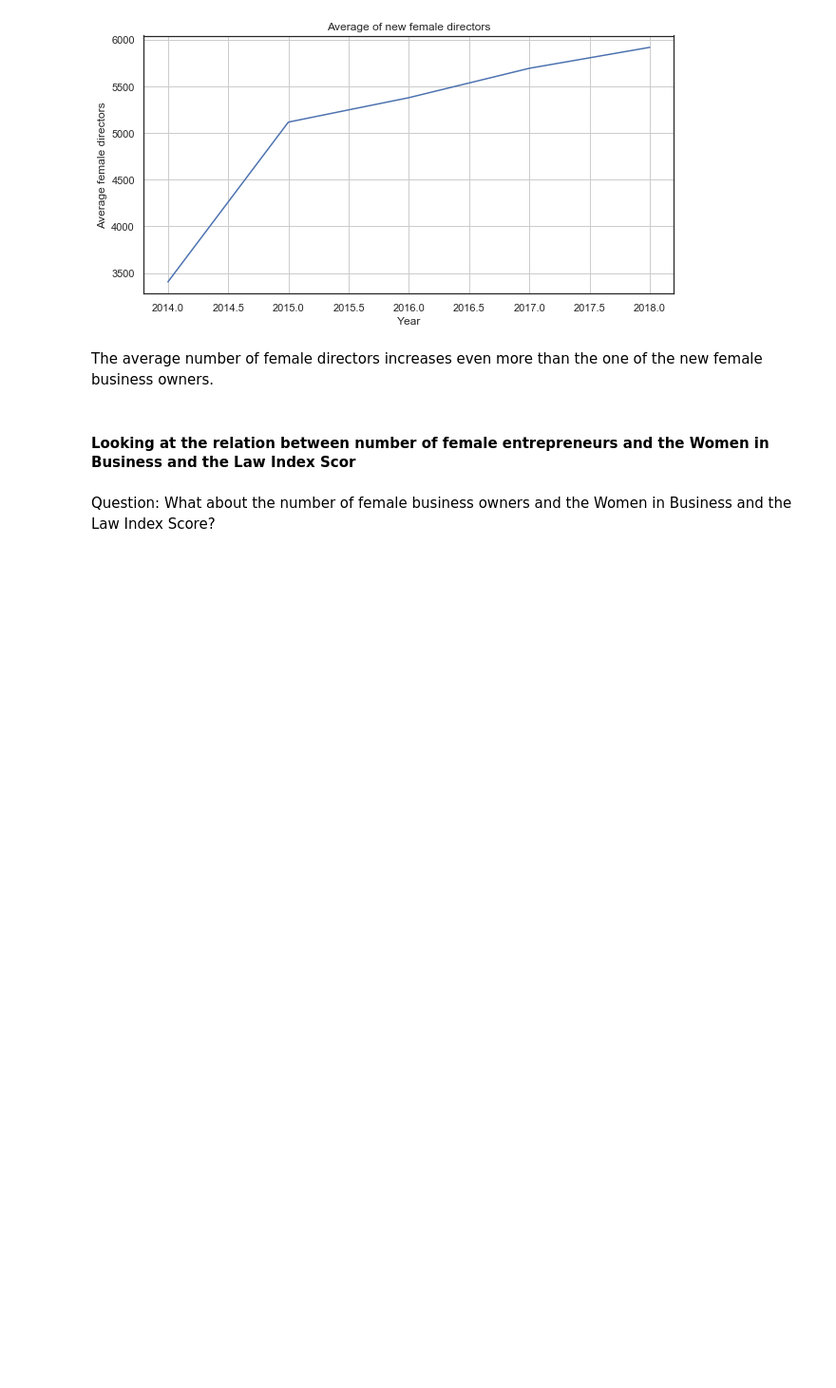
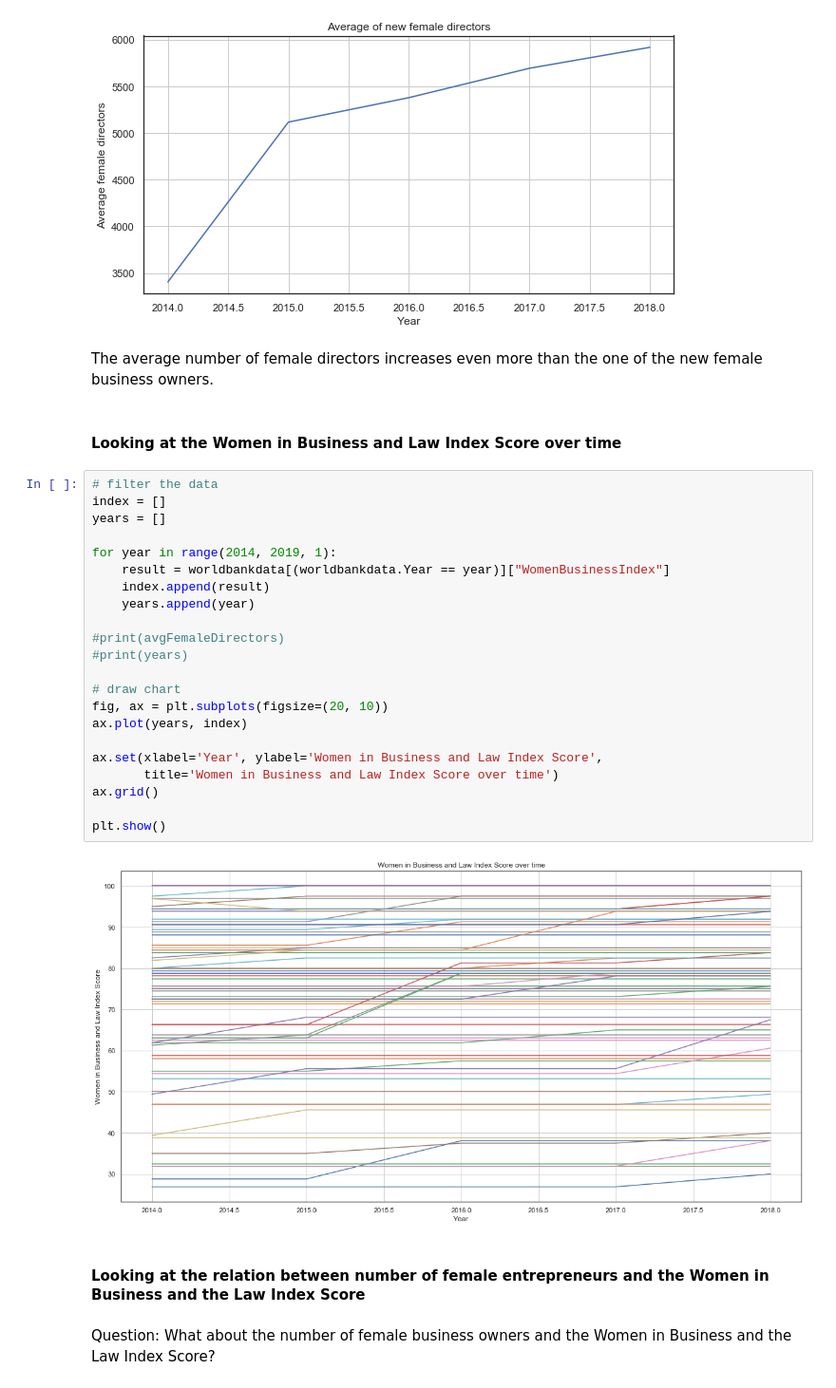
Before and after one commit to sabrinabluhm/femaleEntrepreneurship, a Jupyter notebook: Data/World Bank data - cleaning and analyzing.ipynb, the cells around one changed output. Shown: that part at 95% size. Saved outputs shown, nothing was run; the diff lists cells and outputs as text; blank space fills up the shorter version.

```diff
--- a/Data/World Bank data - cleaning and analyzing.ipynb
+++ b/Data/World Bank data - cleaning and analyzing.ipynb
@@ -650,8 +701,34 @@ plt.show()
 [figure]
 # %% [markdown]
 The average number of female directors increases even more than the one of the new female business owners.
+# %% [markdown]
+#### Looking at the Women in Business and Law Index Score over time
+# %%
+# filter the data
+index = []
+years = []
+
+for year in range(2014, 2019, 1):
+    result = worldbankdata[(worldbankdata.Year == year)]["WomenBusinessIndex"]
+    index.append(result)
+    years.append(year)
+
+#print(avgFemaleDirectors)
+#print(years)
+
+# draw chart
+fig, ax = plt.subplots(figsize=(20, 10))
+ax.plot(years, index)
+
+ax.set(xlabel='Year', ylabel='Women in Business and Law Index Score',
+       title='Women in Business and Law Index Score over time')
+ax.grid()
+
+plt.show()
+# %% [output]
+[figure, added]
 # %% [markdown]
-#### Looking at the relation between number of female entrepreneurs and the Women in Business and the Law Index Scor
+#### Looking at the relation between number of female entrepreneurs and the Women in Business and the Law Index Score
 # %% [markdown]
 Question: What about the number of female business owners and the Women in Business and the Law Index Score?
 # %%
```
Also changed, not shown: parts of 42 cells of this notebook, 1 other file.
